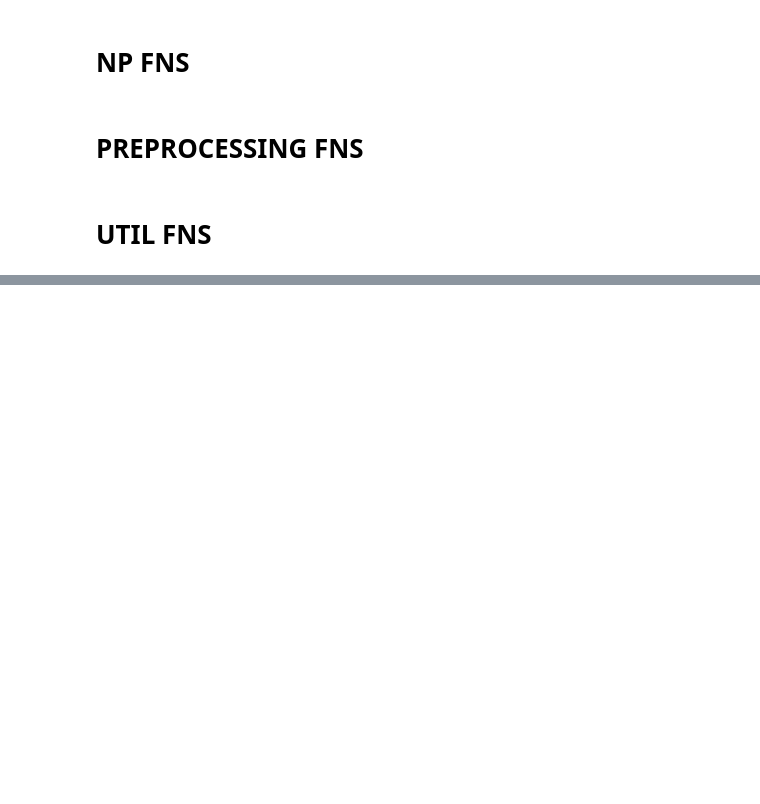
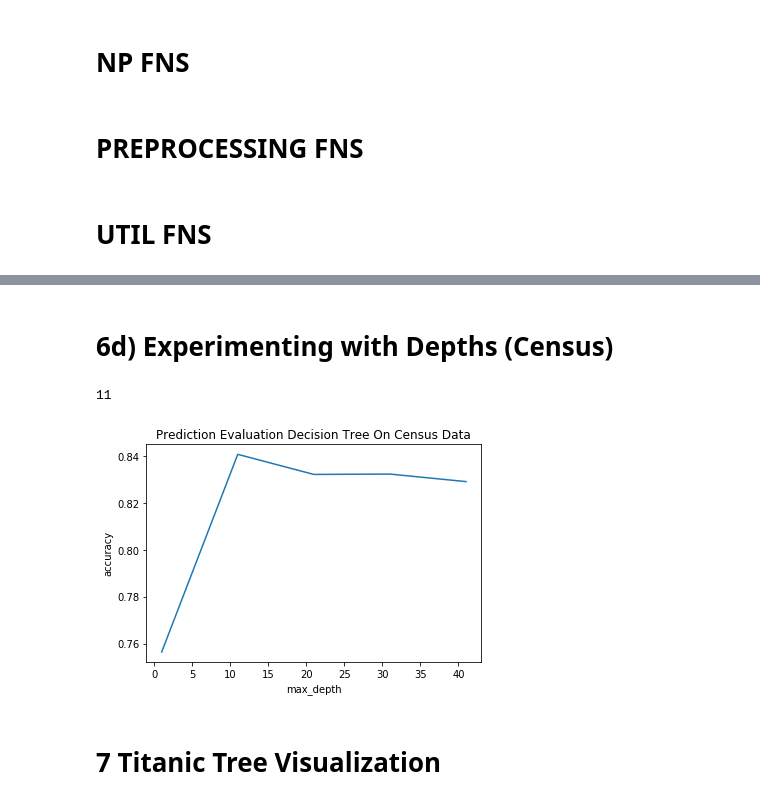
Before and after one commit to maialena/CS189-Machine_Learning, a Jupyter notebook: hw5/189_HW5.ipynb, the cells around one changed output, grey strips where cells are left out. Cells and saved outputs as stored; diff of their text form; code cells hidden in the pictures; blank space fills up the shorter version.

```diff
--- a/hw5/189_HW5.ipynb
+++ b/hw5/189_HW5.ipynb
@@ -77,19 +61,17 @@ def preProcessData(dataDF, lstCatFeat, lstNumericFeat, lstDummies):
 # %% [markdown]
 # UTIL FNS
 # %%
-def plotCostFN(costs):
+def plotAccuracies(accuracies, depths):
     '''
-        Plots cost function as a function of number of iterations
+        Plots accuracies as a function od depth
         Args:
             costs (ndarray) - lst of costs per iteration of gradient descent
     '''
 
-    iters = [i for i in range(len(costs))]
-    plt.plot(iters, costs)
-    plt.xscale("log")
-    plt.title("Cost Per Iteration of Gradient Descent")
-    plt.xlabel('numIterations')
-    plt.ylabel('cost')
+    plt.plot(depths, accuracies)
+    plt.title("Prediction Evaluation Decision Tree On Census Data")
+    plt.xlabel('max_depth')
+    plt.ylabel('accuracy')
     plt.show()
 # %%
 def generateCsv(aryPredictions, strCsvName):
@@ -583,6 +634,4 @@ trainX, validX, trainY, validY = train_test_split(censusTrainX, censusTrainY, te
 # %%
 censusTree = DecisionTree(max_depth=50, leaf_condition=.84)
-censusTree.train(trainX, trainY)
-
-validPredictionsCensus = censusTree.predict(validX)
-validAccuracyCensus = accuracy_score(validY, validPredictionsCensus)
+sizeFeatSubset = trainX.shape[1]
+censusTree.train(trainX, trainY, sizeFeatSubset)
@@ -633,0 +816,26 @@ training accuracy 90.21%
+# %% [markdown]
+# 6d) Experimenting with Depths (Census)
+# %%
+depths = list(range(1, 50, 10))
+trainX, validX, trainY, validY = train_test_split(censusTrainX, censusTrainY, test_size=.2, random_state=42)
+accuraciesCensus = []
+
+sizeFeatSubset = trainX.shape[1]
+for i in depths:
+    censusTree = DecisionTree(max_depth=i, leaf_condition=.84)
+    censusTree.train(trainX, trainY, sizeFeatSubset)
+
+    validPredictionsCensus = censusTree.predict(validX)
+    validAccuracyCensus = accuracy_score(validY, validPredictionsCensus)
+    accuraciesCensus.append(validAccuracyCensus)
+
+best_depth = depths[np.argmax(accuraciesCensus)]
+best_depth
+# %% [output]
+11
+# %%
+plotAccuracies(accuraciesCensus, depths)
+# %% [output]
+[figure, added]
+# %% [markdown]
+# 7 Titanic Tree Visualization
```
Also changed, not shown: parts of 62 cells of this notebook.
